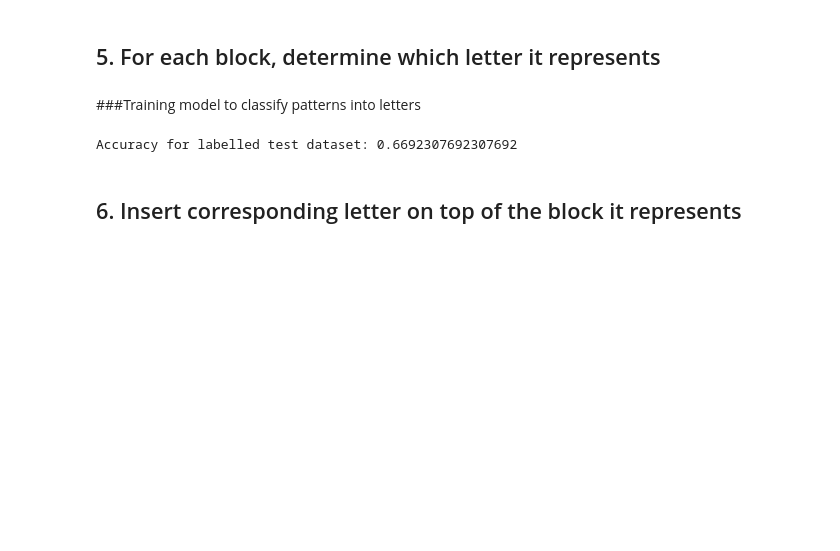
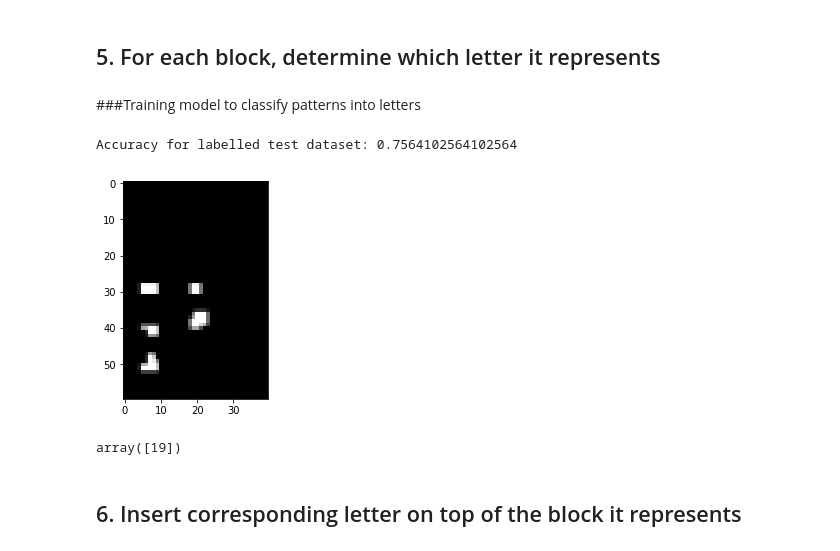
Before and after one commit to lucasturci/BrailleTextTranslator, a Jupyter notebook: Report.ipynb, the cells around one changed output. Cells and saved outputs as stored; diff of their text form; code cells hidden in the pictures; blank space fills up the shorter version.

```diff
--- a/Report.ipynb
+++ b/Report.ipynb
@@ -256,7 +256,7 @@ for i in X:
 x = np.asarray(x)
 y = np.asarray(Y)
 # %%
-x_train, x_test, y_train, y_test = train_test_split(x, y, test_size=0.25, stratify=y)
+x_train, x_test, y_train, y_test = train_test_split(x, y, test_size=0.2, stratify=y)
 
 clf = MLPClassifier(hidden_layer_sizes=(50,50), max_iter=500, tol=1e-3)
 clf.fit(x_train, y_train)
@@ -264,7 +264,27 @@ y_pred = clf.predict(x_test)
 
 print("Accuracy for labelled test dataset:", accuracy_score(y_test, y_pred))
 # %% [output]
-Accuracy for labelled test dataset: 0.6692307692307692
+Accuracy for labelled test dataset: 0.7564102564102564
+# %%
+test_k = imageio.imread('media/images/test/test_q.png')
+plt.imshow(test_k)
+
+from skimage.transform import resize
+
+resized = resize(test_k, (60,40))[:,:,0]
+
+plt.imshow(resized, cmap="gray")
+
+resized.shape
+
+
+hogs_test = hog(resized, block_norm='L2-Hys',  pixels_per_cell=(2,2), visualize=False)
+# %% [output]
+[figure, added]
+# %%
+clf.predict([hogs_test])
+# %% [output]
+array([19])
 # %% [markdown]
 ## 6. Insert corresponding letter on top of the block it represents
 # %%
```
Also changed, not shown: parts of 5 cells of this notebook, 41 other files.
